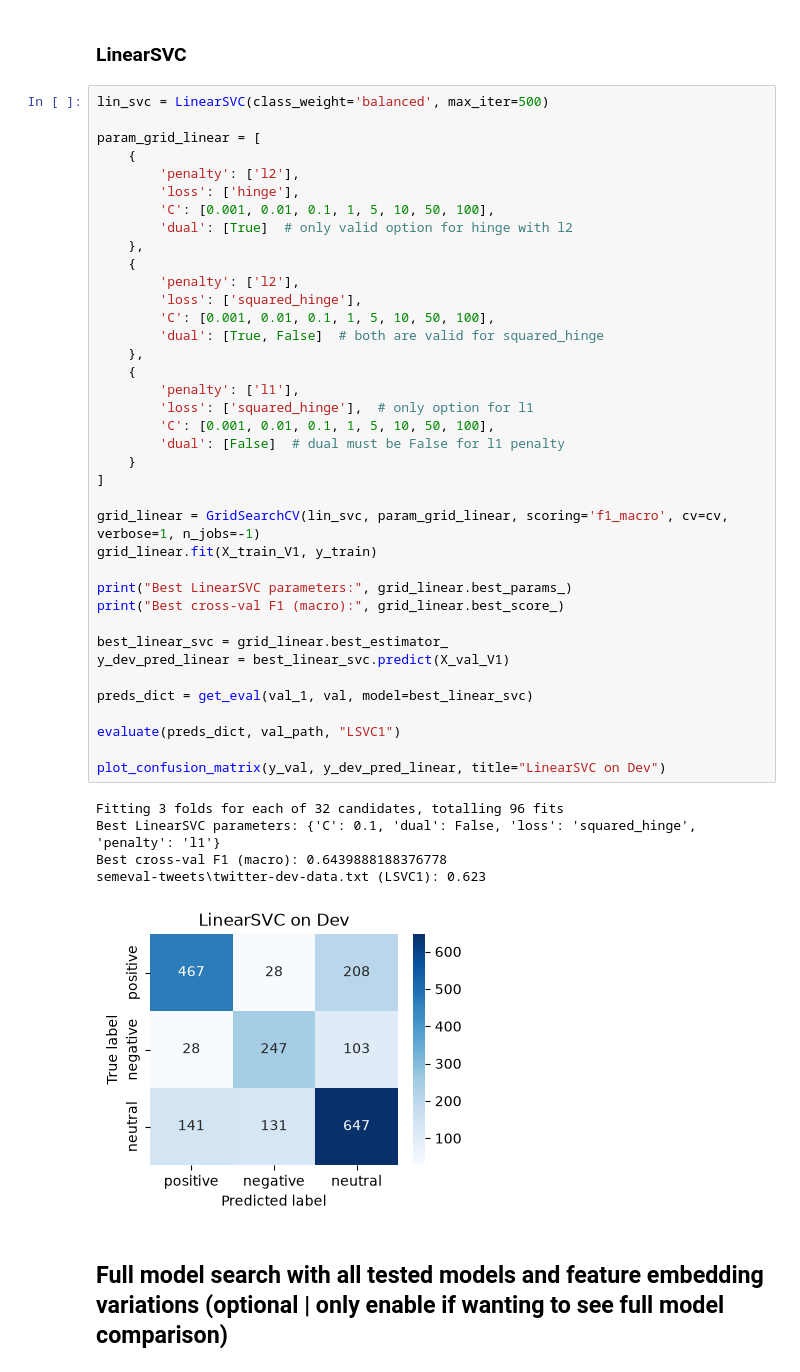
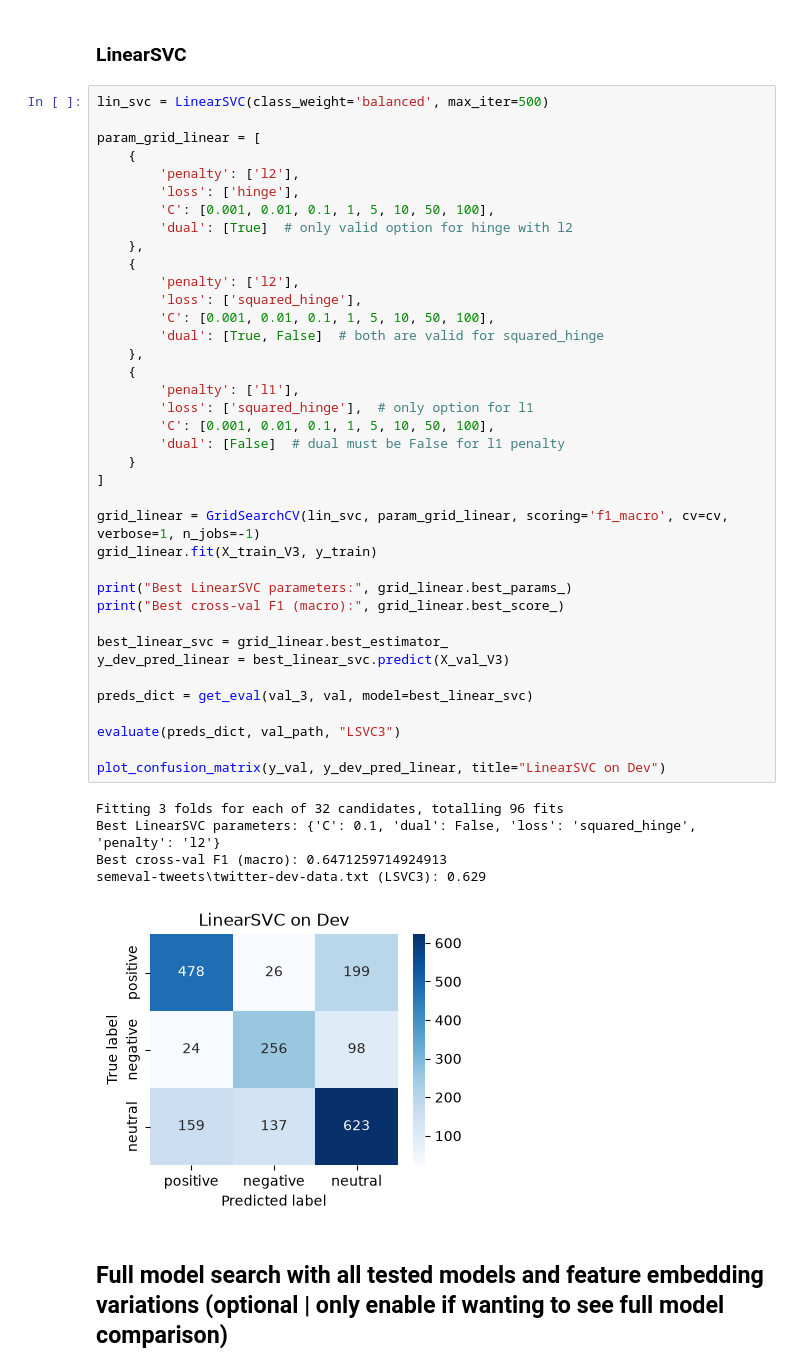
Before and after one commit to DhLYa/nlp-sentiment-analysis, a Jupyter notebook: sentiment_analysis.ipynb, the cells around one changed output. Saved outputs shown, nothing was run; the diff lists cells and outputs as text.

Commit message:
Switch LinearSVC to V3 features and updated results Update README results, grid-search table and Model stats csv Regenerate figures from latest run

```diff
--- a/sentiment_analysis.ipynb
+++ b/sentiment_analysis.ipynb
@@ -579,41 +579,41 @@ param_grid_linear = [
         'loss': ['hinge'],
         'C': [0.001, 0.01, 0.1, 1, 5, 10, 50, 100],
         'dual': [True]  # only valid option for hinge with l2
     },
     {
         'penalty': ['l2'],
         'loss': ['squared_hinge'],
         'C': [0.001, 0.01, 0.1, 1, 5, 10, 50, 100],
         'dual': [True, False]  # both are valid for squared_hinge
     },
     {
         'penalty': ['l1'],
         'loss': ['squared_hinge'],  # only option for l1
         'C': [0.001, 0.01, 0.1, 1, 5, 10, 50, 100],
         'dual': [False]  # dual must be False for l1 penalty
     }
 ]
 
 grid_linear = GridSearchCV(lin_svc, param_grid_linear, scoring='f1_macro', cv=cv, verbose=1, n_jobs=-1)
-grid_linear.fit(X_train_V1, y_train)
+grid_linear.fit(X_train_V3, y_train)
 
 print("Best LinearSVC parameters:", grid_linear.best_params_)
 print("Best cross-val F1 (macro):", grid_linear.best_score_)
 
 best_linear_svc = grid_linear.best_estimator_
-y_dev_pred_linear = best_linear_svc.predict(X_val_V1)
+y_dev_pred_linear = best_linear_svc.predict(X_val_V3)
 
-preds_dict = get_eval(val_1, val, model=best_linear_svc)
+preds_dict = get_eval(val_3, val, model=best_linear_svc)
 
-evaluate(preds_dict, val_path, "LSVC1")
+evaluate(preds_dict, val_path, "LSVC3")
 
 plot_confusion_matrix(y_val, y_dev_pred_linear, title="LinearSVC on Dev")
 # %% [output]
 Fitting 3 folds for each of 32 candidates, totalling 96 fits
-Best LinearSVC parameters: {'C': 0.1, 'dual': False, 'loss': 'squared_hinge', 'penalty': 'l1'}
-Best cross-val F1 (macro): 0.6439888188376778
-semeval-tweets\twitter-dev-data.txt (LSVC1): 0.623
+Best LinearSVC parameters: {'C': 0.1, 'dual': False, 'loss': 'squared_hinge', 'penalty': 'l2'}
+Best cross-val F1 (macro): 0.6471259714924913
+semeval-tweets\twitter-dev-data.txt (LSVC3): 0.629
-[figure, old version]
+[figure, new version]
 # %% [markdown]
 ## Full model search with all tested models and feature embedding variations (optional | only enable if wanting to see full model comparison)
 # %% [markdown]
```
Also changed, not shown: parts of 15 cells of this notebook, 6 other files.
